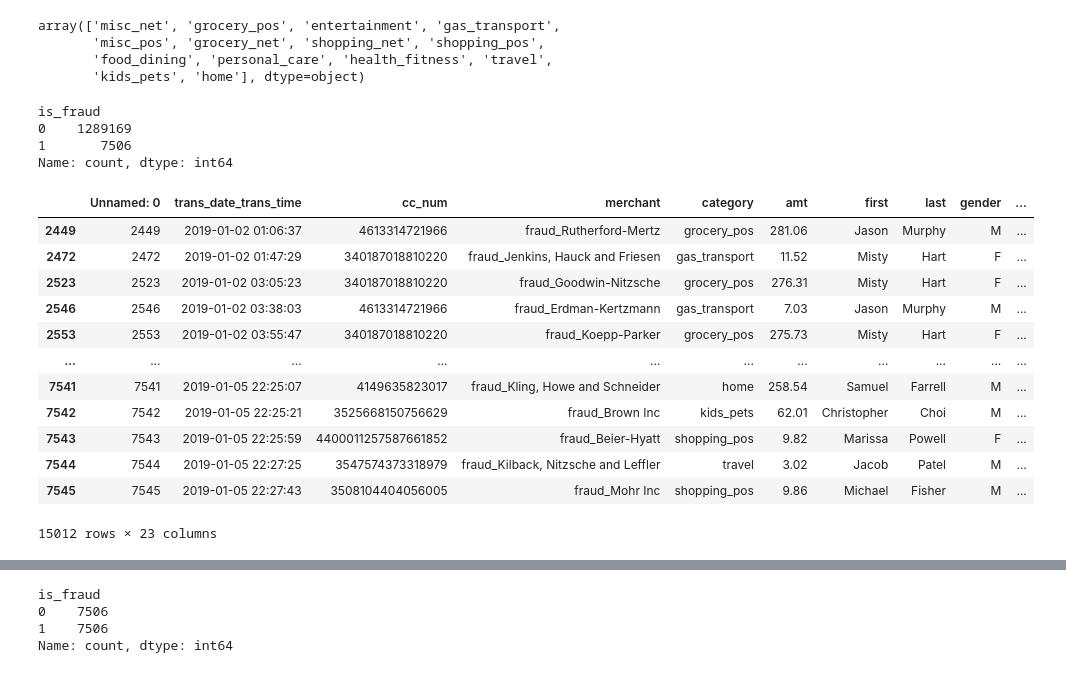
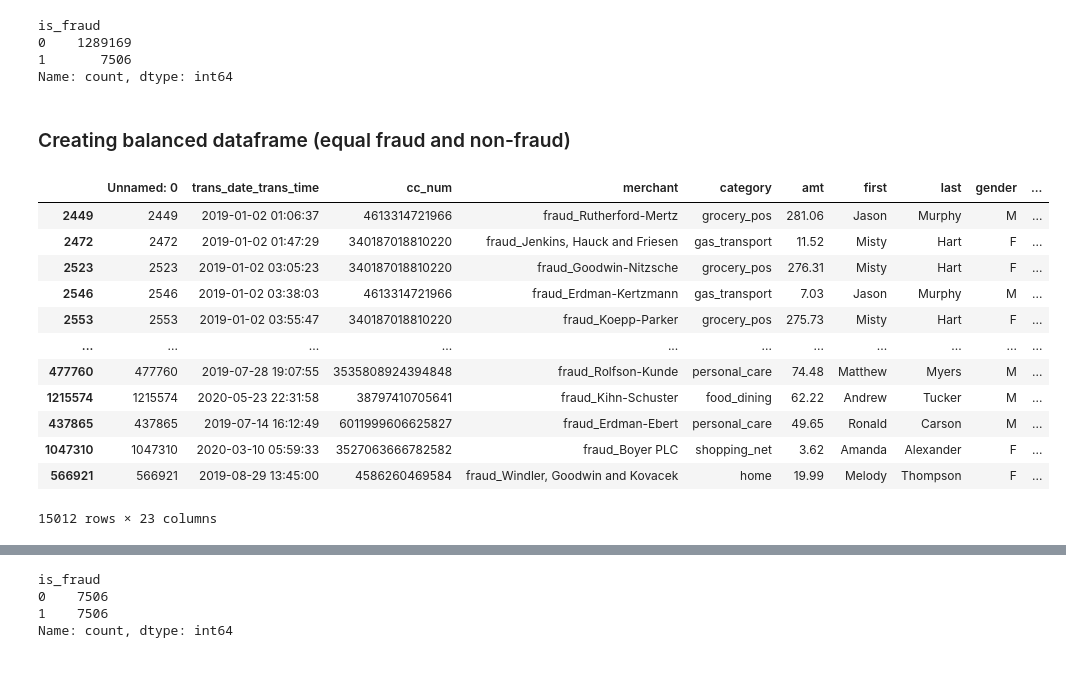
Before and after one commit to IvanLeung36/machine_learning, a Jupyter notebook: analyse_data.ipynb, the cells around one changed output, grey strips where cells are left out. Drawn from its saved outputs; the diff is of its cells as text; code cells hidden in the pictures.

```diff
--- a/analyse_data.ipynb
+++ b/analyse_data.ipynb
@@ -23,10 +25,3 @@ df
-# %%
-df['category'].unique()
-# %% [output]
-array(['misc_net', 'grocery_pos', 'entertainment', 'gas_transport',
-       'misc_pos', 'grocery_net', 'shopping_net', 'shopping_pos',
-       'food_dining', 'personal_care', 'health_fitness', 'travel',
-       'kids_pets', 'home'], dtype=object)
 # %%
 df['is_fraud'].value_counts()
 # %% [output]
@@ -34,28 +29,33 @@ is_fraud
 0    1289169
 1       7506
 Name: count, dtype: int64
+# %%
+df['trans_date_trans_time'] = pd.to_datetime(df['trans_date_trans_time'] )
+# %% [markdown]
+### Creating balanced dataframe (equal fraud and non-fraud)
 # %%
 fraud_trans = df[df['is_fraud'] == 1]
 non_fraud_trans = df[df['is_fraud'] == 0]
 
 len_fraud = len(fraud_trans)
-new_non_fraud = non_fraud_trans.iloc[:len_fraud]
+# new_non_fraud = non_fraud_trans.iloc[:len_fraud]
+rand_non_fraud = non_fraud_trans.sample(n=len_fraud, random_state=42)
 
-balanced_df = pd.concat([fraud_trans, new_non_fraud])
+balanced_df = pd.concat([fraud_trans, rand_non_fraud])
 balanced_df
 # %% [output]
 |  | Unnamed: 0 | trans_date_trans_time | cc_num | merchant | category | amt | first | last | gender | ... |
 | 2449 | 2449 | 2019-01-02 01:06:37 | 4613314721966 | fraud_Rutherford-Mertz | grocery_pos | 281.06 | Jason | Murphy | M | ... |
 | 2472 | 2472 | 2019-01-02 01:47:29 | 340187018810220 | fraud_Jenkins, Hauck and Friesen | gas_transport | 11.52 | Misty | Hart | F | ... |
 | 2523 | 2523 | 2019-01-02 03:05:23 | 340187018810220 | fraud_Goodwin-Nitzsche | grocery_pos | 276.31 | Misty | Hart | F | ... |
 | 2546 | 2546 | 2019-01-02 03:38:03 | 4613314721966 | fraud_Erdman-Kertzmann | gas_transport | 7.03 | Jason | Murphy | M | ... |
 | 2553 | 2553 | 2019-01-02 03:55:47 | 340187018810220 | fraud_Koepp-Parker | grocery_pos | 275.73 | Misty | Hart | F | ... |
 | ... | ... | ... | ... | ... | ... | ... | ... | ... | ... | ... |
-| 7541 | 7541 | 2019-01-05 22:25:07 | 4149635823017 | fraud_Kling, Howe and Schneider | home | 258.54 | Samuel | Farrell | M | ... |
-| 7542 | 7542 | 2019-01-05 22:25:21 | 3525668150756629 | fraud_Brown Inc | kids_pets | 62.01 | Christopher | Choi | M | ... |
-| 7543 | 7543 | 2019-01-05 22:25:59 | 4400011257587661852 | fraud_Beier-Hyatt | shopping_pos | 9.82 | Marissa | Powell | F | ... |
-| 7544 | 7544 | 2019-01-05 22:27:25 | 3547574373318979 | fraud_Kilback, Nitzsche and Leffler | travel | 3.02 | Jacob | Patel | M | ... |
-| 7545 | 7545 | 2019-01-05 22:27:43 | 3508104404056005 | fraud_Mohr Inc | shopping_pos | 9.86 | Michael | Fisher | M | ... |
+| 477760 | 477760 | 2019-07-28 19:07:55 | 3535808924394848 | fraud_Rolfson-Kunde | personal_care | 74.48 | Matthew | Myers | M | ... |
+| 1215574 | 1215574 | 2020-05-23 22:31:58 | 38797410705641 | fraud_Kihn-Schuster | food_dining | 62.22 | Andrew | Tucker | M | ... |
+| 437865 | 437865 | 2019-07-14 16:12:49 | 6011999606625827 | fraud_Erdman-Ebert | personal_care | 49.65 | Ronald | Carson | M | ... |
+| 1047310 | 1047310 | 2020-03-10 05:59:33 | 3527063666782582 | fraud_Boyer PLC | shopping_net | 3.62 | Amanda | Alexander | F | ... |
+| 566921 | 566921 | 2019-08-29 13:45:00 | 4586260469584 | fraud_Windler, Goodwin and Kovacek | home | 19.99 | Melody | Thompson | F | ... |
 15012 rows × 23 columns
 # %%
 balanced_df = balanced_df.sort_values('unix_time').reset_index(drop=True)
```
Also changed, not shown: parts of 27 cells of this notebook, 1 other file.
